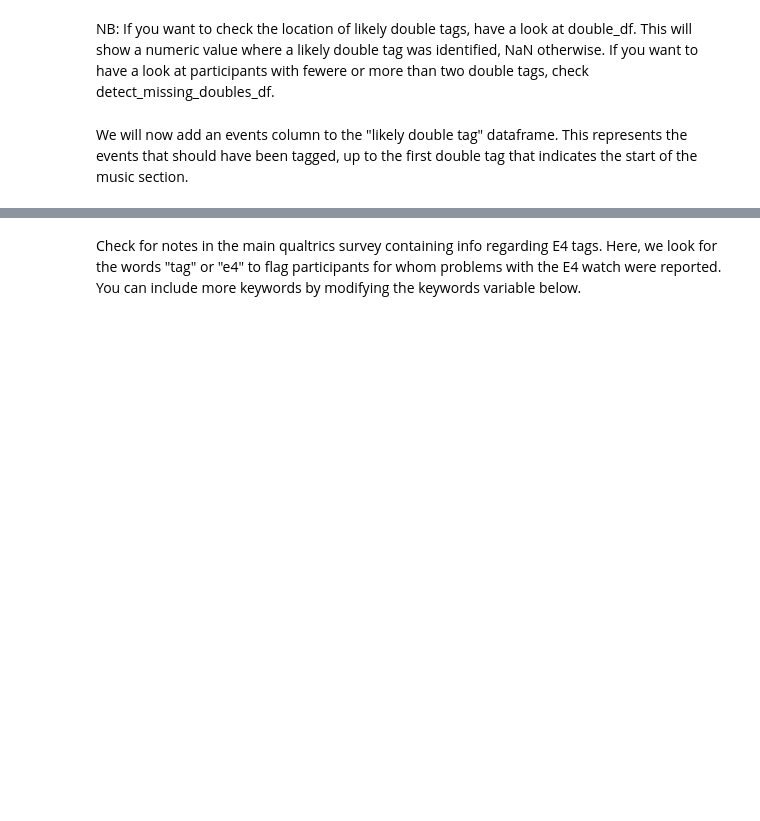
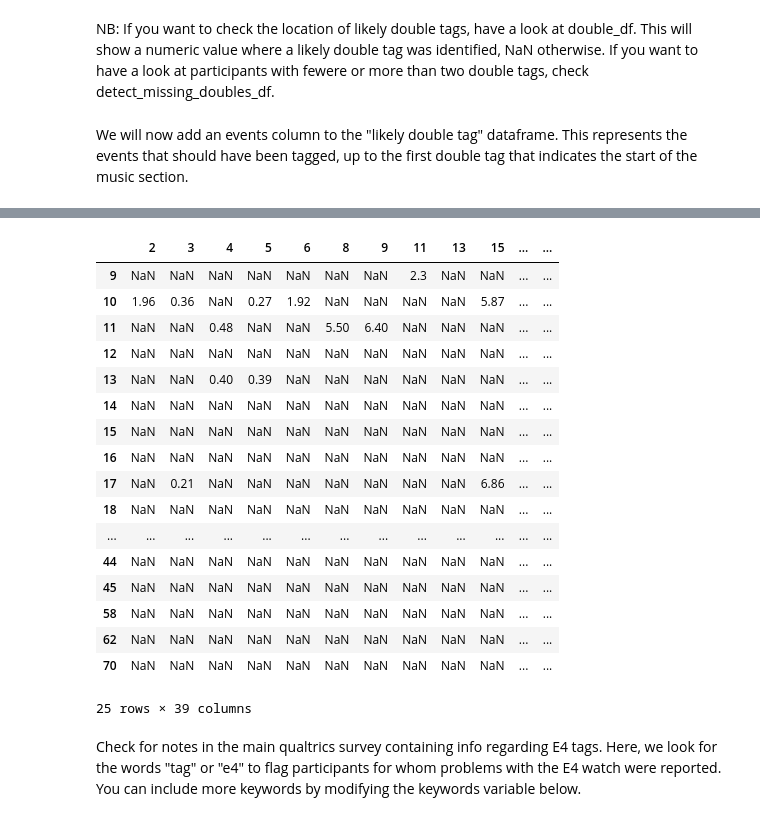
Before and after one commit to lucia-lux/Spironolactone_preprocessing, a Jupyter notebook: get_e4_double_tags.ipynb, the cells around one changed output, grey strips where cells are left out. Saved outputs shown, nothing was run; the diff lists cells and outputs as text; code cells hidden in the pictures; blank space fills up the shorter version.

```diff
--- a/get_e4_double_tags.ipynb
+++ b/get_e4_double_tags.ipynb
@@ -501,3 +486,24 @@ The following participants had double tags detected around the start of the musi
+# %%
+double_df
+# %% [output]
+|  | 2 | 3 | 4 | 5 | 6 | 8 | 9 | 11 | 13 | 15 | ... | ... |
+| 9 | NaN | NaN | NaN | NaN | NaN | NaN | NaN | 2.3 | NaN | NaN | ... | ... |
+| 10 | 1.96 | 0.36 | NaN | 0.27 | 1.92 | NaN | NaN | NaN | NaN | 5.87 | ... | ... |
+| 11 | NaN | NaN | 0.48 | NaN | NaN | 5.50 | 6.40 | NaN | NaN | NaN | ... | ... |
+| 12 | NaN | NaN | NaN | NaN | NaN | NaN | NaN | NaN | NaN | NaN | ... | ... |
+| 13 | NaN | NaN | 0.40 | 0.39 | NaN | NaN | NaN | NaN | NaN | NaN | ... | ... |
+| 14 | NaN | NaN | NaN | NaN | NaN | NaN | NaN | NaN | NaN | NaN | ... | ... |
+| 15 | NaN | NaN | NaN | NaN | NaN | NaN | NaN | NaN | NaN | NaN | ... | ... |
+| 16 | NaN | NaN | NaN | NaN | NaN | NaN | NaN | NaN | NaN | NaN | ... | ... |
+| 17 | NaN | 0.21 | NaN | NaN | NaN | NaN | NaN | NaN | NaN | 6.86 | ... | ... |
+| 18 | NaN | NaN | NaN | NaN | NaN | NaN | NaN | NaN | NaN | NaN | ... | ... |
+| ... | ... | ... | ... | ... | ... | ... | ... | ... | ... | ... | ... | ... |
+| 44 | NaN | NaN | NaN | NaN | NaN | NaN | NaN | NaN | NaN | NaN | ... | ... |
+| 45 | NaN | NaN | NaN | NaN | NaN | NaN | NaN | NaN | NaN | NaN | ... | ... |
+| 58 | NaN | NaN | NaN | NaN | NaN | NaN | NaN | NaN | NaN | NaN | ... | ... |
+| 62 | NaN | NaN | NaN | NaN | NaN | NaN | NaN | NaN | NaN | NaN | ... | ... |
+| 70 | NaN | NaN | NaN | NaN | NaN | NaN | NaN | NaN | NaN | NaN | ... | ... |
+25 rows × 39 columns
 # %% [markdown]
 Check for notes in the main qualtrics survey containing info regarding E4 tags. Here, we look for the words "tag" or "e4" to flag participants for whom problems with the E4 watch were reported. You can include more keywords by modifying the keywords variable below.
 # %%
```
Also changed, not shown: parts of 5 cells of this notebook.
